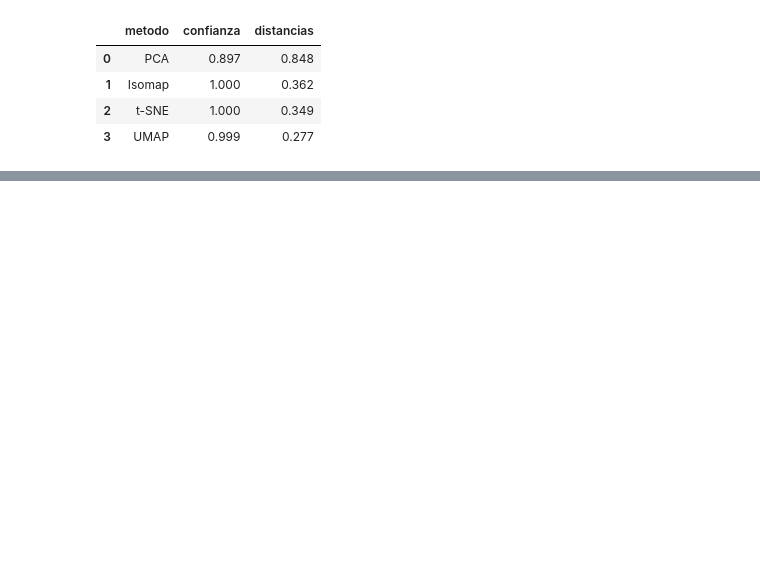
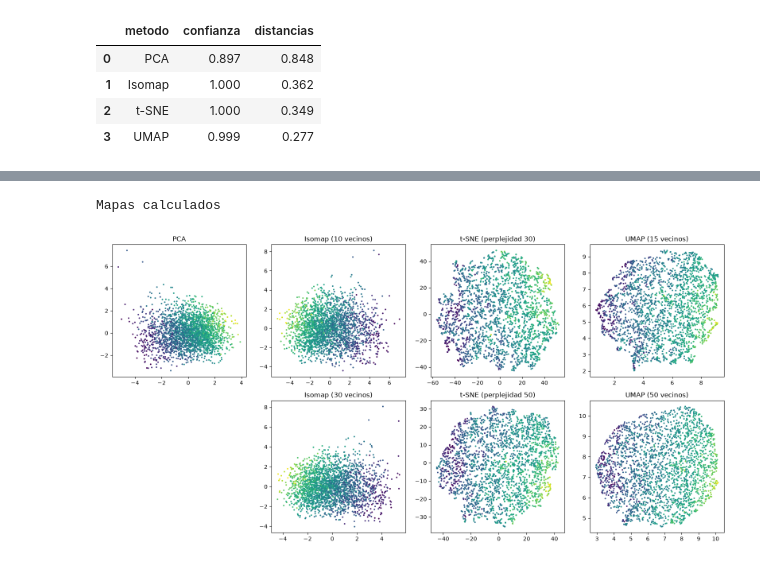
Before and after one commit to uo293890/IN-202627, a Jupyter notebook: notebooks/02_metodos.ipynb, the cells around one changed output, grey strips where cells are left out. Saved outputs shown, nothing was run; the diff lists cells and outputs as text; code cells hidden in the pictures; blank space fills up the shorter version.

Commit message:
Mapas y métricas de hogares, mapas.csv (#4)

```diff
--- a/notebooks/02_metodos.ipynb
+++ b/notebooks/02_metodos.ipynb
@@ -110,0 +165,52 @@ resultados
+# %%
+# PCA (no tiene parámetro que variar)
+Y_pca_h = PCA(n_components=2).fit_transform(X_hog)
+
+# Isomap con 10 y 30 vecinos
+Y_iso10 = Isomap(n_neighbors=10, n_components=2).fit_transform(X_hog)
+Y_iso30 = Isomap(n_neighbors=30, n_components=2).fit_transform(X_hog)
+
+# t-SNE con perplejidad 30 y 50
+Y_tsne30 = TSNE(n_components=2, perplexity=30, random_state=SEED).fit_transform(X_hog)
+Y_tsne50 = TSNE(n_components=2, perplexity=50, random_state=SEED).fit_transform(X_hog)
+
+# UMAP con 15 y 50 vecinos
+Y_umap15 = umap.UMAP(n_neighbors=15, n_components=2, random_state=SEED, compatibility_layout=True, n_jobs=1).fit_transform(X_hog)
+Y_umap50 = umap.UMAP(n_neighbors=50, n_components=2, random_state=SEED, compatibility_layout=True, n_jobs=1).fit_transform(X_hog)
+
+print("Mapas calculados")
+# %% [output]
+Mapas calculados
+# %%
+color = X_hog["n_visitas"]
+
+fig, axes = plt.subplots(2, 4, figsize=(16, 8))
+
+axes[0, 0].scatter(Y_pca_h[:, 0], Y_pca_h[:, 1], c=color, cmap="viridis", s=3)
+axes[0, 0].set_title("PCA")
+
+axes[0, 1].scatter(Y_iso10[:, 0], Y_iso10[:, 1], c=color, cmap="viridis", s=3)
+axes[0, 1].set_title("Isomap (10 vecinos)")
+
+axes[0, 2].scatter(Y_tsne30[:, 0], Y_tsne30[:, 1], c=color, cmap="viridis", s=3)
+axes[0, 2].set_title("t-SNE (perplejidad 30)")
+
+axes[0, 3].scatter(Y_umap15[:, 0], Y_umap15[:, 1], c=color, cmap="viridis", s=3)
+axes[0, 3].set_title("UMAP (15 vecinos)")
+
+axes[1, 0].axis("off")
+
+axes[1, 1].scatter(Y_iso30[:, 0], Y_iso30[:, 1], c=color, cmap="viridis", s=3)
+axes[1, 1].set_title("Isomap (30 vecinos)")
+
+axes[1, 2].scatter(Y_tsne50[:, 0], Y_tsne50[:, 1], c=color, cmap="viridis", s=3)
+axes[1, 2].set_title("t-SNE (perplejidad 50)")
+
+axes[1, 3].scatter(Y_umap50[:, 0], Y_umap50[:, 1], c=color, cmap="viridis", s=3)
+axes[1, 3].set_title("UMAP (50 vecinos)")
+
+plt.tight_layout()
+plt.savefig("../salidas/figuras/02_mapas_hogares.png", dpi=150)
+plt.show()
+# %% [output]
+[figure, added]
```
Also changed, not shown: parts of 19 cells of this notebook, 5 other files.
